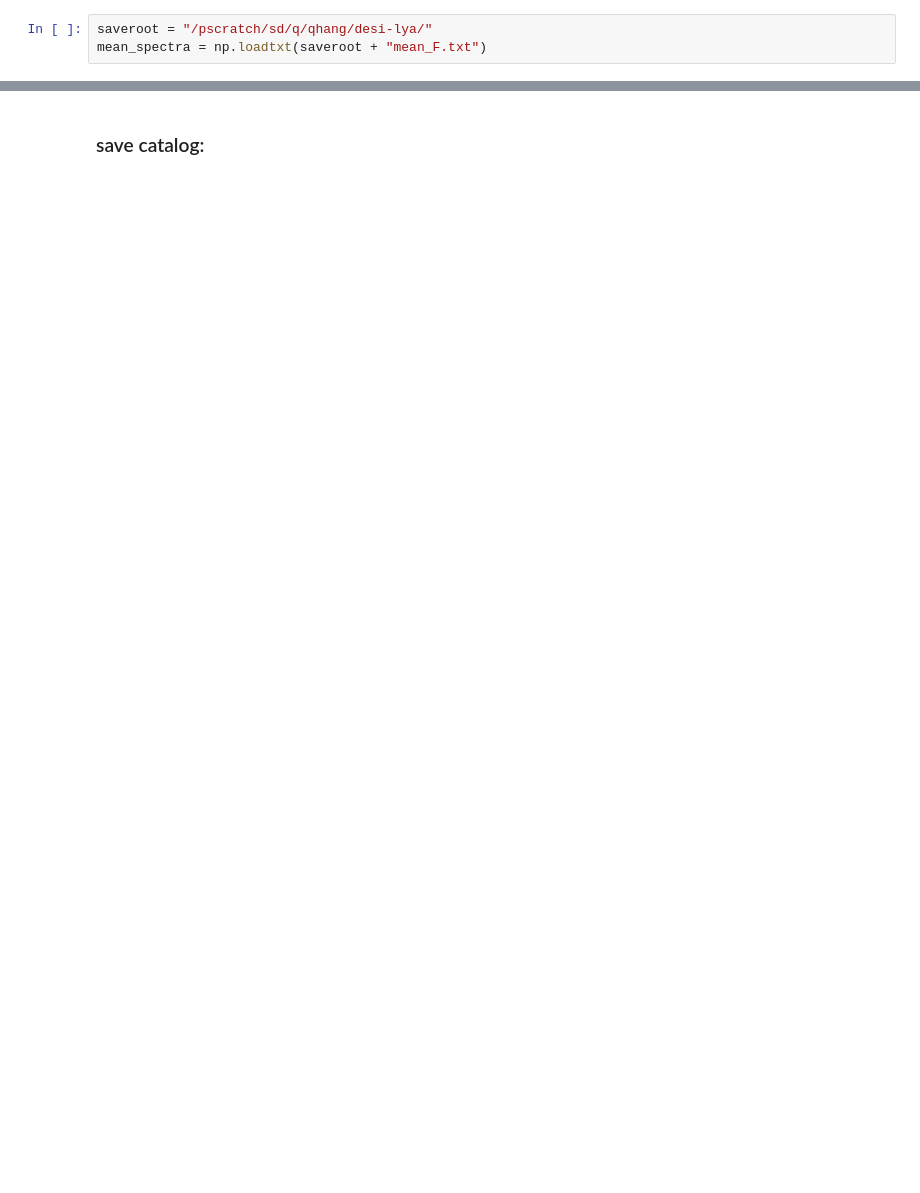
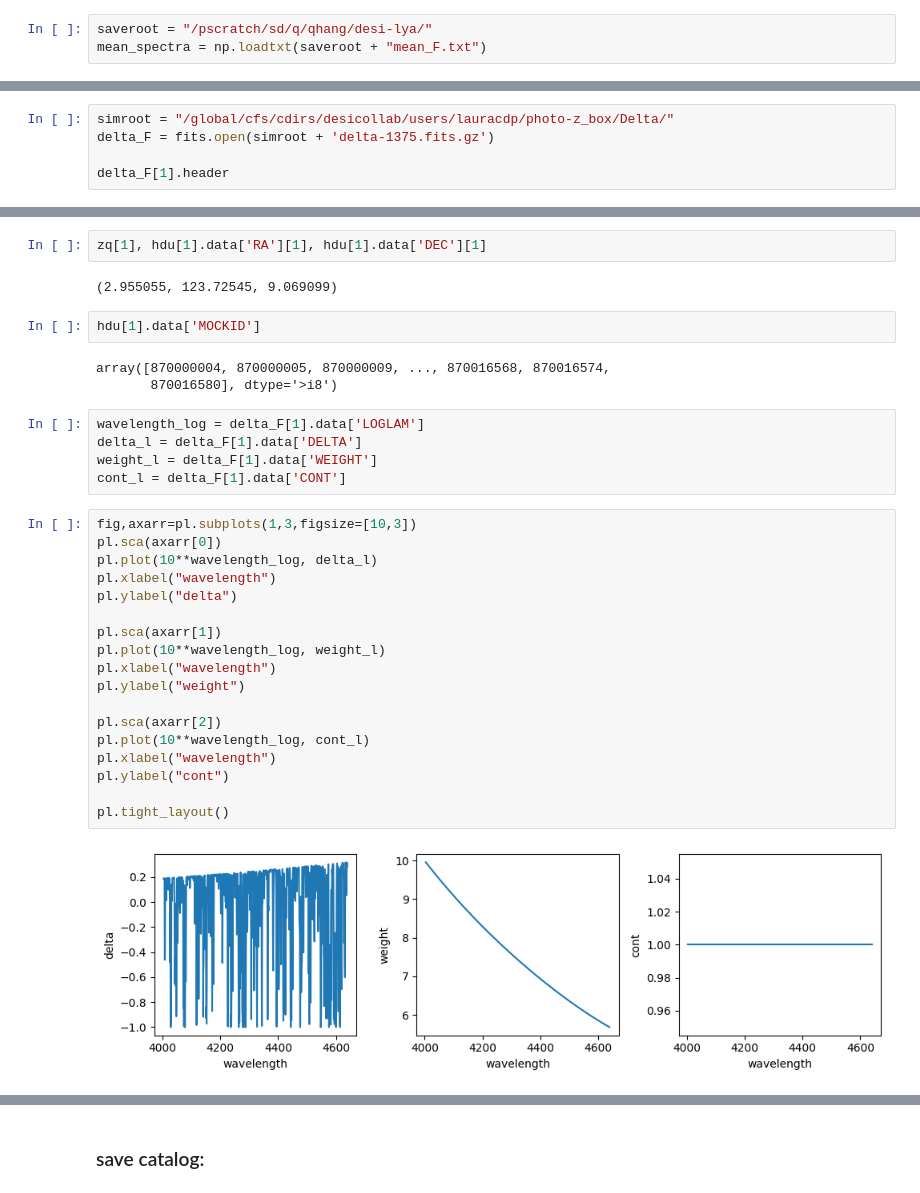
Before and after one commit to hangqianjun/lya_forest_clustering_z, a Jupyter notebook: lya_tests.ipynb, the cells around one changed output, grey strips where cells are left out. Cells and saved outputs as stored; diff of their text form; blank space fills up the shorter version.

```diff
--- a/lya_tests.ipynb
+++ b/lya_tests.ipynb
@@ -208,0 +223,5 @@ Text(0.5, 0, 'Redshift')
+# %%
+simroot = "/global/cfs/cdirs/desicollab/users/lauracdp/photo-z_box/Delta/"
+delta_F = fits.open(simroot + 'delta-1375.fits.gz')
+
+delta_F[1].header
@@ -208,0 +246,34 @@ Text(0.5, 0, 'Redshift')
+# %%
+zq[1], hdu[1].data['RA'][1], hdu[1].data['DEC'][1]
+# %% [output]
+(2.955055, 123.72545, 9.069099)
+# %%
+hdu[1].data['MOCKID']
+# %% [output]
+array([870000004, 870000005, 870000009, ..., 870016568, 870016574,
+       870016580], dtype='>i8')
+# %%
+wavelength_log = delta_F[1].data['LOGLAM']
+delta_l = delta_F[1].data['DELTA']
+weight_l = delta_F[1].data['WEIGHT']
+cont_l = delta_F[1].data['CONT']
+# %%
+fig,axarr=pl.subplots(1,3,figsize=[10,3])
+pl.sca(axarr[0])
+pl.plot(10**wavelength_log, delta_l)
+pl.xlabel("wavelength")
+pl.ylabel("delta")
+
+pl.sca(axarr[1])
+pl.plot(10**wavelength_log, weight_l)
+pl.xlabel("wavelength")
+pl.ylabel("weight")
+
+pl.sca(axarr[2])
+pl.plot(10**wavelength_log, cont_l)
+pl.xlabel("wavelength")
+pl.ylabel("cont")
+
+pl.tight_layout()
+# %% [output]
+[figure, added]
```
Also changed, not shown: parts of 55 cells of this notebook, 5 other files.
